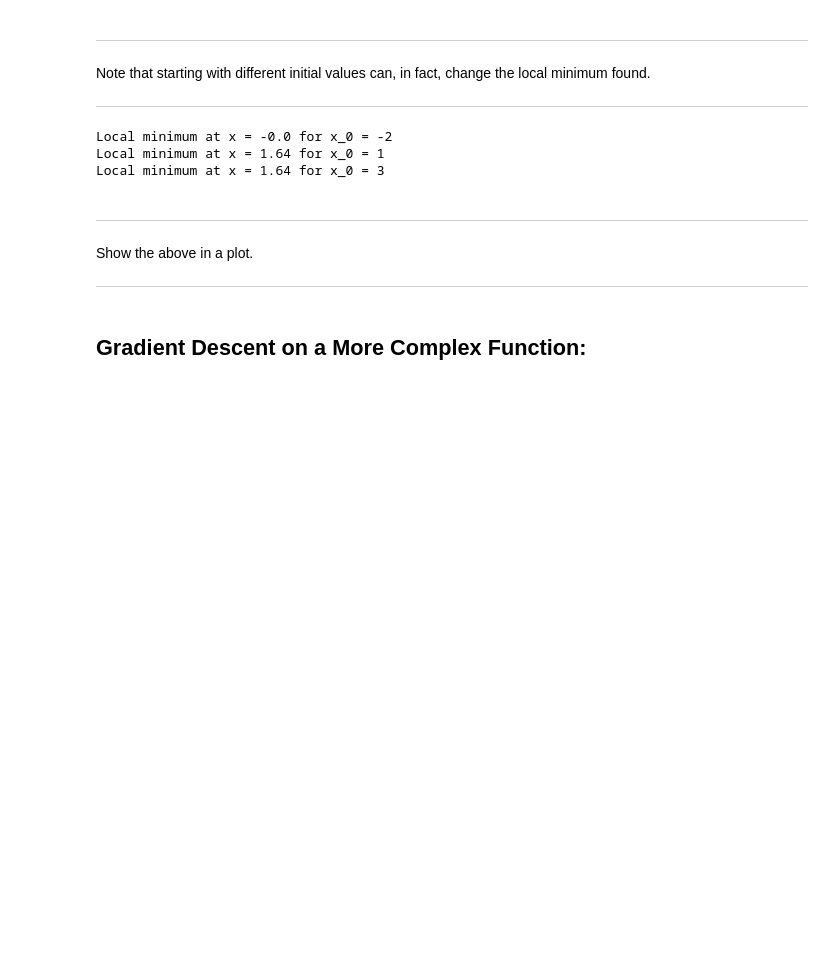
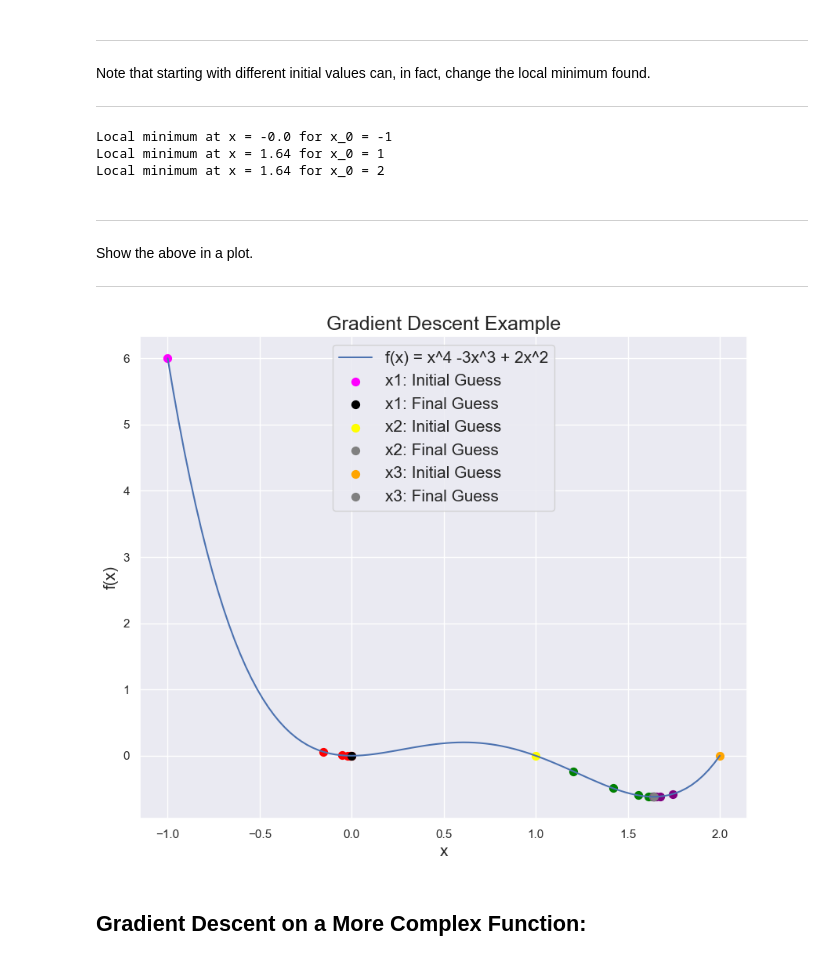
Before and after one commit to pstern17/INDE-577, a Jupyter notebook: 1. Supervised Learning/1.2. Gradient Descent/gradient_descent_linear_regression.ipynb, the cells around one changed output. Drawn from its saved outputs; the diff is of its cells as text; code cells hidden in the pictures; blank space fills up the shorter version.

Commit message:
Gradient

```diff
--- a/1. Supervised Learning/1.2. Gradient Descent/gradient_descent_linear_regression.ipynb
+++ b/1. Supervised Learning/1.2. Gradient Descent/gradient_descent_linear_regression.ipynb
@@ -123,9 +123,9 @@ Note that starting with different initial values can, in fact, change the local
 ***
 # %%
 # Set x values.
-x1 = -2
+x1 = -1
 x2 = 1
-x3 = 3
+x3 = 2
 
 # Perform gradient descent at the different initial values.
 g1, W1 = g_descent(f_prime, 0.01, x1)
@@ -137,13 +137,63 @@ print(f'Local minimum at x = {round(g1,2)} for x_0 = {x1}')
 print(f'Local minimum at x = {round(g2,2)} for x_0 = {x2}')
 print(f'Local minimum at x = {round(g3,2)} for x_0 = {x3}')
 # %% [output]
-Local minimum at x = -0.0 for x_0 = -2
+Local minimum at x = -0.0 for x_0 = -1
 Local minimum at x = 1.64 for x_0 = 1
-Local minimum at x = 1.64 for x_0 = 3
+Local minimum at x = 1.64 for x_0 = 2
 # %% [markdown]
 ***
 Show the above in a plot.
 ***
+# %%
+# Set the theme.
+sns.set_theme()
+
+# Define domain variables for the graph.
+domain = np.linspace(-1, 2, 100)
+
+# Plot the function f(x).
+plt.figure(figsize = (10, 8))
+plt.plot(domain, f(domain), label = "f(x) = x^4 -3x^3 + 2x^2")
+plt.xlabel("x", fontsize = 15)
+plt.ylabel("f(x)", fontsize = 15)
+
+# Plot points for x1.
+step = math.floor(len(W1)/8)
+for i in range(8):
+    if i == 0:
+        plt.scatter(W1[step*i], f(W1[step*i]), color = "magenta", s = 50, label = "x1: Initial Guess")
+    elif i == 7:
+         plt.scatter(W1[step*i], f(W1[step*i]), color = "black", s = 50, label = "x1: Final Guess")
+    else:
+        plt.scatter(W1[step*i], f(W1[step*i]), color = "red", s = 50)
+
+# Plot points for x2.
+step = math.floor(len(W2)/8)
+for i in range(8):
+    if i == 0:
+        plt.scatter(W2[step*i], f(W2[step*i]), color = "yellow", s = 50, label = "x2: Initial Guess")
+    elif i == 7:
+         plt.scatter(W2[step*i], f(W2[step*i]), color = "grey", s = 50, label = "x2: Final Guess")
+    else:
+        plt.scatter(W2[step*i], f(W2[step*i]), color = "green", s = 50)
+
+# Plot points for x3.
+step = math.floor(len(W3)/8)
+for i in range(8):
+    if i == 0:
+        plt.scatter(W3[step*i], f(W3[step*i]), color = "orange", s = 50, label = "x3: Initial Guess")
+    elif i == 7:
+         plt.scatter(W3[step*i], f(W3[step*i]), color = "grey", s = 50, label = "x3: Final Guess")
+    else:
+        plt.scatter(W3[step*i], f(W3[step*i]), color = "purple", s = 50)
+
+
+plt.legend(fontsize = 15, loc = "upper center")
+plt.title("Gradient Descent Example", fontsize = 18)
+
+plt.show()
+# %% [output]
+[figure, added]
 # %% [markdown]
 ## Gradient Descent on a More Complex Function:
 # %% [markdown]
```
